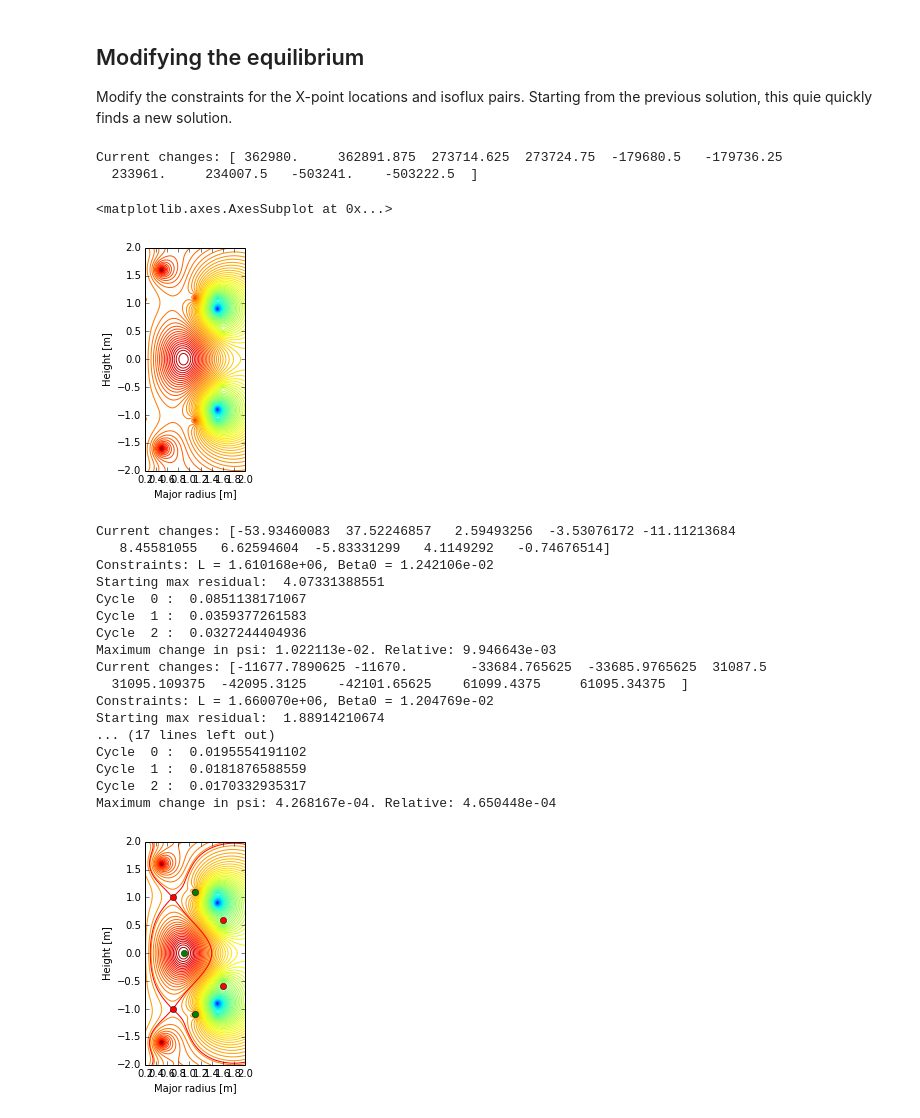
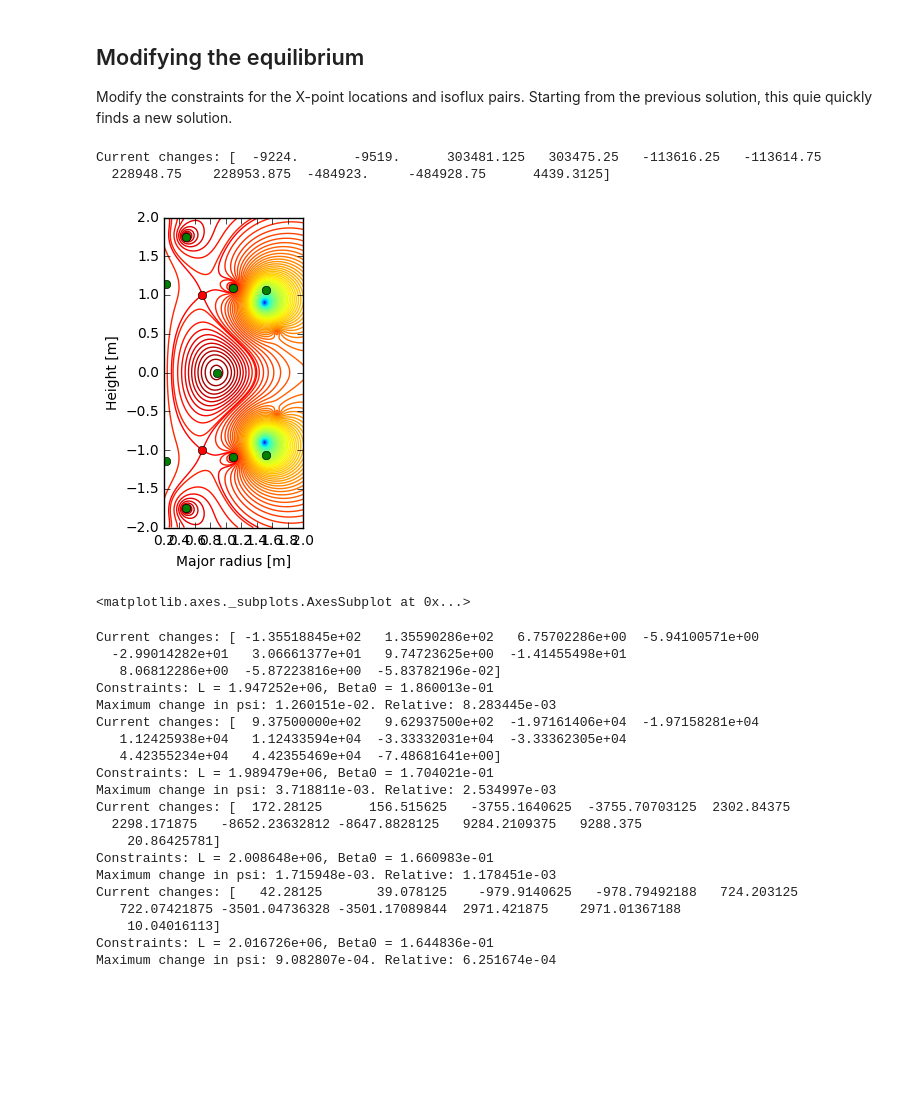
Before and after one commit to freegs-plasma/freegs, a Jupyter notebook: MAST-example.ipynb, the cells around one changed output. Drawn from its saved outputs; the diff is of its cells as text; code cells hidden in the pictures; blank space fills up the shorter version.

```diff
--- a/MAST-example.ipynb
+++ b/MAST-example.ipynb
@@ -116,55 +104,42 @@ Modify the constraints for the X-point locations and isoflux pairs. Starting fro
 # %%
 xpoints = [(0.7, -1.0),   # (R,Z) locations of X-points
            (0.7, 1.0)]
 
 isoflux = [(0.7,-1.0, 1.4, 0.0),(0.7,1.0, 1.4, 0.0), (0.7,-1.0, 0.3, 0.0)]
 
-constrain = lambda eq : constraints.xpointConstrain(eq, xpoints, gamma=1e-12, isoflux=isoflux)
+constrain = control.constrain(xpoints=xpoints, gamma=1e-12, isoflux=isoflux)
 
 constrain(eq)
 
-plotEquilibrium(eq.R, eq.Z, eq.psi())
+plotEquilibrium(eq)
 # %% [output]
-Current changes: [ 362980.     362891.875  273714.625  273724.75  -179680.5   -179736.25
-  233961.     234007.5   -503241.    -503222.5  ]
+Current changes: [  -9224.       -9519.      303481.125   303475.25   -113616.25   -113614.75
+  228948.75    228953.875  -484923.     -484928.75      4439.3125]
+[figure, new version]
-<matplotlib.axes.AxesSubplot at 0x...>
+<matplotlib.axes._subplots.AxesSubplot at 0x...>
-[figure, old version]
 # %%
 picard.solve(eq,           # The equilibrium to adjust
-             jtor_func,    # The toroidal current profile function
+             profiles,    # The toroidal current profile function
              constrain,    # Constraint function to set coil currents
              niter=5, sublevels=5, ncycle=3)    # Linear solve settings
 # %% [output]
-Current changes: [-53.93460083  37.52246857   2.59493256  -3.53076172 -11.11213684
-   8.45581055   6.62594604  -5.83331299   4.1149292   -0.74676514]
-Constraints: L = 1.610168e+06, Beta0 = 1.242106e-02
-Starting max residual:  4.07331388551
-Cycle  0 :  0.0851138171067
-Cycle  1 :  0.0359377261583
-Cycle  2 :  0.0327244404936
-Maximum change in psi: 1.022113e-02. Relative: 9.946643e-03
-Current changes: [-11677.7890625 -11670.        -33684.765625  -33685.9765625  31087.5
-  31095.109375  -42095.3125    -42101.65625    61099.4375     61095.34375  ]
-Constraints: L = 1.660070e+06, Beta0 = 1.204769e-02
-Starting max residual:  1.88914210674
-... (17 lines left out)
-Cycle  0 :  0.0195554191102
-Cycle  1 :  0.0181876588559
-Cycle  2 :  0.0170332935317
-Maximum change in psi: 4.268167e-04. Relative: 4.650448e-04
+Current changes: [ -1.35518845e+02   1.35590286e+02   6.75702286e+00  -5.94100571e+00
+  -2.99014282e+01   3.06661377e+01   9.74723625e+00  -1.41455498e+01
+   8.06812286e+00  -5.87223816e+00  -5.83782196e-02]
+Constraints: L = 1.947252e+06, Beta0 = 1.860013e-01
+Maximum change in psi: 1.260151e-02. Relative: 8.283445e-03
+Current changes: [  9.37500000e+02   9.62937500e+02  -1.97161406e+04  -1.97158281e+04
+   1.12425938e+04   1.12433594e+04  -3.33332031e+04  -3.33362305e+04
+   4.42355234e+04   4.42355469e+04  -7.48681641e+00]
+Constraints: L = 1.989479e+06, Beta0 = 1.704021e-01
+Maximum change in psi: 3.718811e-03. Relative: 2.534997e-03
+Current changes: [  172.28125      156.515625   -3755.1640625  -3755.70703125  2302.84375
+  2298.171875   -8652.23632812 -8647.8828125   9284.2109375   9288.375
+    20.86425781]
+Constraints: L = 2.008648e+06, Beta0 = 1.660983e-01
+Maximum change in psi: 1.715948e-03. Relative: 1.178451e-03
+Current changes: [   42.28125       39.078125    -979.9140625   -978.79492188   724.203125
+   722.07421875 -3501.04736328 -3501.17089844  2971.421875    2971.01367188
+    10.04016113]
+Constraints: L = 2.016726e+06, Beta0 = 1.644836e-01
+Maximum change in psi: 9.082807e-04. Relative: 6.251674e-04
-# %%
-psi = eq.psi()
-
-ax = plotEquilibrium(eq.R, eq.Z, psi)
-
-opt, xpt = find_critical(eq.R, eq.Z, psi)
-psi_bndry = xpt[0][2]
-
-for r,z,_ in xpt:
-    ax.plot(r,z,'ro')
-for r,z,_ in opt:
-    ax.plot(r,z,'go')
-psi_bndry = xpt[0][2]
-sep_contour=ax.contour(eq.R, eq.Z,psi, levels=[psi_bndry], colors='r')
-# %% [output]
-[figure, removed]
```
Also changed, not shown: parts of 7 cells of this notebook, 17 other files.
